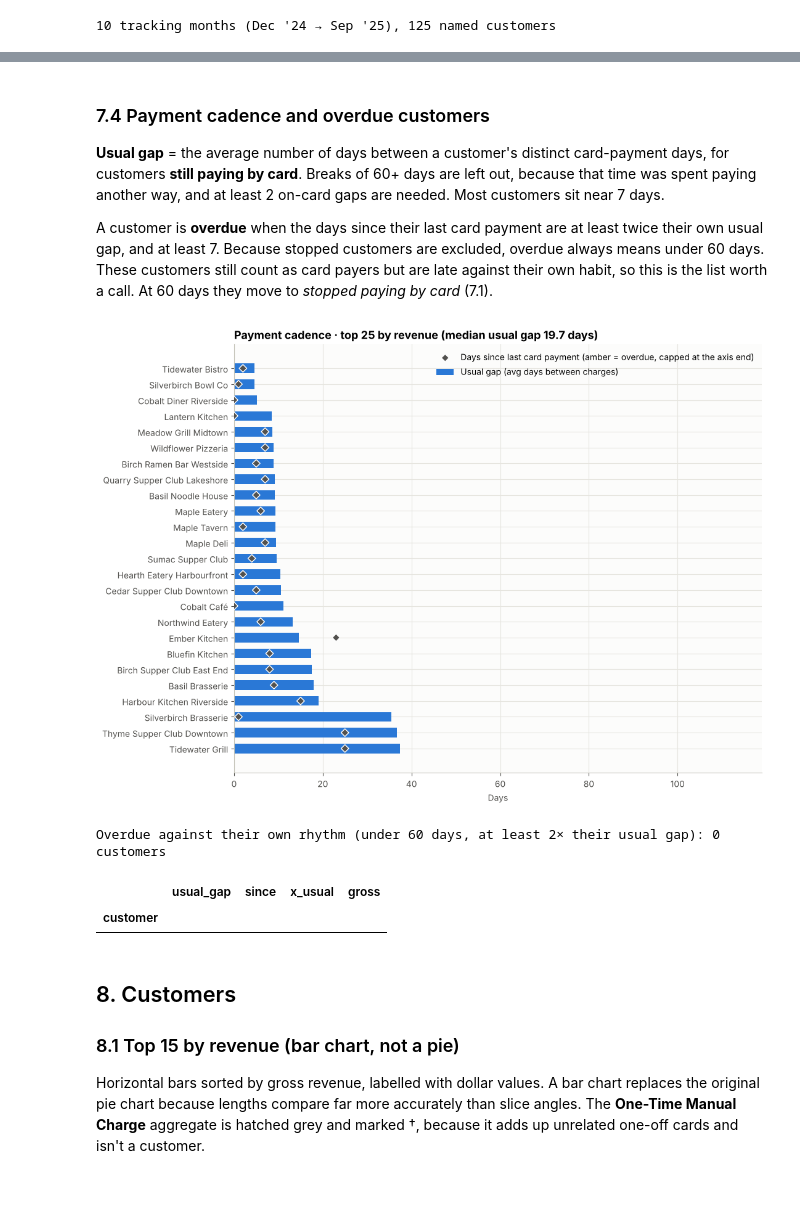
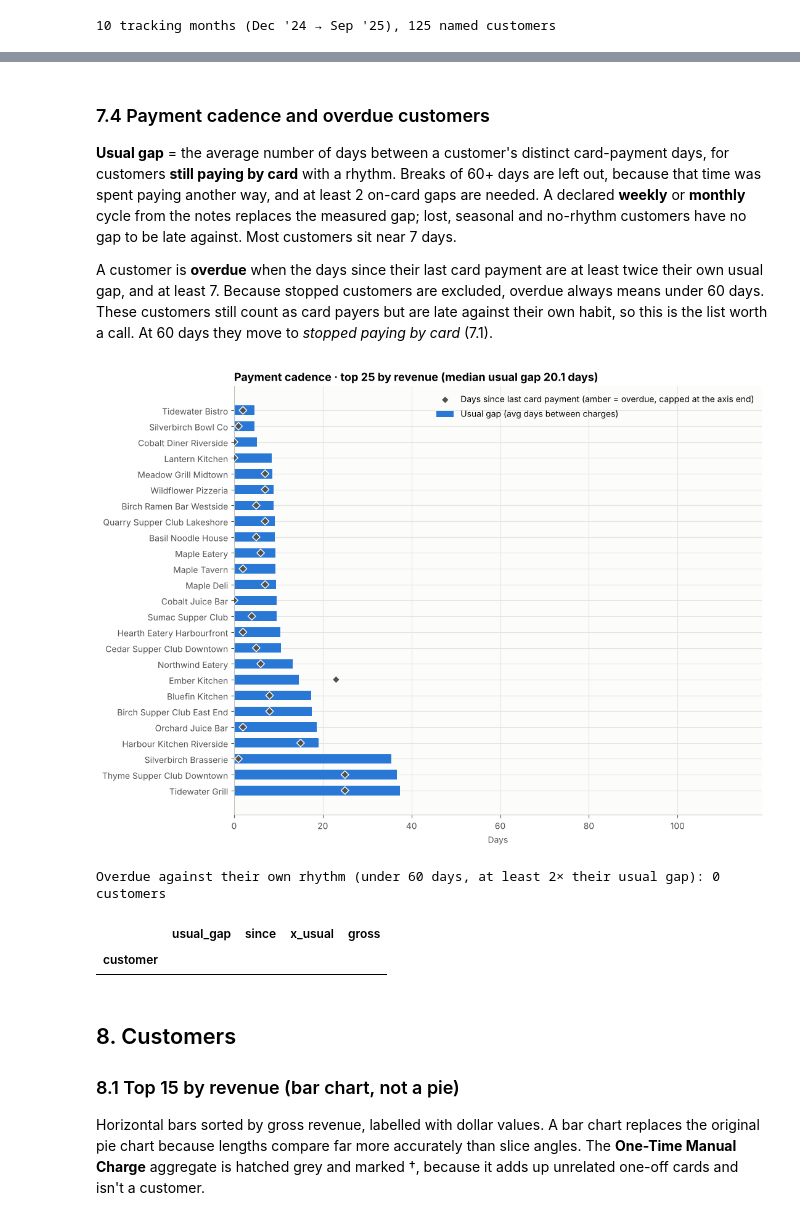
Before and after one commit to umairzia/cc-sales-dashboard, a Jupyter notebook: notebooks/cc_sales_analysis.ipynb, the cells around one changed output, grey strips where cells are left out. Drawn from its saved outputs; the diff is of its cells as text; code cells hidden in the pictures; blank space fills up the shorter version.

```diff
--- a/notebooks/cc_sales_analysis.ipynb
+++ b/notebooks/cc_sales_analysis.ipynb
@@ -34,6 +34,7 @@ from IPython.display import display
 # ---- Inputs ---------------------------------------------------------------
 CSV_PATH = '../sample-data/sample_transactions.csv'   # the card processor's export (read-only)
 GROUPS_PATH = '../tests/fixtures/sample_customer_groups.csv'   # optional: customer groups saved from the dashboard (None to skip)
+NOTES_PATH = '../tests/fixtures/sample_customer_notes.csv'     # optional: customer notes saved from the dashboard (None to skip)
 
 # ---- The same controls as the dashboard's filter bar ----------------------
 DATE_FROM = None          # e.g. '2025-03-01' to narrow the period; None = first transaction
@@ -457,0 +473,29 @@ Customers before grouping: 128 → after: 125 | manual charges assigned to a cus
+# %%
+PAYS = {'card': None, 'eft': 'EFT', 'etransfer': 'EFT', 'e transfer': 'EFT', 'bank transfer': 'EFT', 'cheque': 'cheque', 'check': 'cheque', 'mixed': 'mixed', 'card and eft': 'mixed'}
+CYCLES = {'weekly': 'weekly', 'week': 'weekly', 'monthly': 'monthly', 'month': 'monthly', 'month to month': 'monthly', '30 day terms': 'monthly',
+          'seasonal': 'seasonal', 'sporadic': 'sporadic', 'occasional': 'sporadic', 'irregular': 'sporadic', 'rare': 'sporadic',
+          'on request': 'on request', 'by request': 'on request', 'prior warning': 'on request'}
+STATUSES = {'active': None, 'stopped ordering': 'stopped ordering', 'stopped': 'stopped ordering', 'closed': 'closed', 'shut down': 'closed', 'lost': 'stopped ordering'}
+MONTH_DAYS = 365.25 / 12
+
+notes = {}                           # normalised customer name → {'pays', 'cycle', 'status', 'since', 'note'}
+try:
+    if NOTES_PATH:
+        nf = pd.read_csv(NOTES_PATH, dtype=str, keep_default_na=False, encoding='utf-8-sig')
+        nc = {nrm(c): c for c in nf.columns}
+        col = lambda *names: next((nc[n] for n in names if n in nc), None)
+        for _, r in nf.iterrows():
+            name = nrm(r[col('customer', 'customer number', 'name')])
+            if not name: continue
+            n = {'pays': PAYS[nrm(r[col('pays by')])] if col('pays by') and nrm(r[col('pays by')]) else None,
+                 'cycle': CYCLES[nrm(r[col('cycle')])] if col('cycle') and nrm(r[col('cycle')]) else None,
+                 'status': STATUSES[nrm(r[col('status')])] if col('status') and nrm(r[col('status')]) else None,
+                 'since': str(r[col('since')]).strip() if col('since') else '', 'note': str(r[col('note', 'notes')]).strip() if col('note', 'notes') else ''}
+            if any([n['pays'], n['cycle'], n['status'], n['since'], n['note']]): notes[name] = n
+except FileNotFoundError:
+    print(f"No notes file at {NOTES_PATH}: everything is worked out from the card payments alone.")
+note_of = lambda c: notes.get(nrm(c), {})
+in_file = {nrm(c) for c in df.loc[~df.one_time, 'customer'].unique()}
+print(f"{len(notes)} customer notes loaded, {sum(1 for k in notes if k in in_file)} match a customer in this export")
+if notes:
+    display(pd.DataFrame.from_dict(notes, orient='index').rename_axis('customer (normalised)').head(20))
@@ -830,12 +920,14 @@ This replaces the original notebook's `scipy.stats.linregress`, which only used
 
 Multi-year exports use the last 12 months, so the trend reflects current direction.
 # %%
+# Stopped, lost, seasonal and no-rhythm customers have nothing to compare against; monthly payers only month to month.
+untracked = stopped_set | lost_set | seasonal_set | no_rhythm_set | (monthly_set if TF['period'] == 'week' else set())
 t0 = max(0, P - TF['trend_max']) if TF['trend_max'] else 0
 slopes = {}
 if P - t0 >= TF['trend_min']:
     for cust, row in series.iterrows():
         f = period_index(first_day[cust])
-        if f >= P or cust in stopped_set: continue                         # stopped paying by card: no trend
+        if f >= P or cust in untracked: continue                            # nothing to compare against
         xs = [i for i in range(max(t0, f, 0), P) if not off_card(cust, i)]  # skip periods spent off card
         ys = row.values[xs].astype(float)
         if len(ys) < TF['trend_min'] or (ys > 0).sum() < TF['trend_active']: continue
@@ -893,7 +985,7 @@ if r_idx:
                        else f"{track.label[idx[0]]} – {track.label[idx[-1]]}")
     rows = []
     for cust, ys in series.iterrows():
-        if cust in stopped_set: continue                                  # paying another way now
+        if cust in untracked: continue                                    # paying another way now, or nothing to compare against
         b_on = [i for i in b_idx if not off_card(cust, i)]                # on-card periods only
         r_on = [i for i in r_idx if not off_card(cust, i)]
         if not b_on or not r_on: continue
@@ -933,40 +1026,43 @@ Recent = Jul '25 – Sep '25; baseline = Apr '25 – Jun '25 (sequential). 19 cu
 # %% [markdown]
 ### 7.4 Payment cadence and overdue customers
 
-**Usual gap** = the average number of days between a customer's distinct card-payment days, for customers **still paying by card**. Breaks of 60+ days are left out, because that time was spent paying another way, and at least 2 on-card gaps are needed. Most customers sit near 7 days.
+**Usual gap** = the average number of days between a customer's distinct card-payment days, for customers **still paying by card** with a rhythm. Breaks of 60+ days are left out, because that time was spent paying another way, and at least 2 on-card gaps are needed. A declared **weekly** or **monthly** cycle from the notes replaces the measured gap; lost, seasonal and no-rhythm customers have no gap to be late against. Most customers sit near 7 days.
 
 A customer is **overdue** when the days since their last card payment are at least twice their own usual gap, and at least 7. Because stopped customers are excluded, overdue always means under 60 days. These customers still count as card payers but are late against their own habit, so this is the list worth a call. At 60 days they move to *stopped paying by card* (7.1).
 # %%
 gaps = {}
 for cust, d in pay_days.items():
-    if cust in stopped_set: continue                                      # not paying by card any more
+    if cust in stopped_set or cust in lost_set or cust in seasonal_set or cust in no_rhythm_set: continue   # no rhythm to be late against
+    cyc = note_of(cust).get('cycle')
     on_card = [(b - a).days for a, b in zip(d, d[1:]) if (b - a).days < CARD_STOP_DAYS]  # breaks left out
-    if len(on_card) >= 2:
+    if cyc in ('weekly', 'monthly'):
+        gaps[cust] = 7.0 if cyc == 'weekly' else MONTH_DAYS                # declared cycle wins
+    elif len(on_card) >= 2:
         gaps[cust] = float(np.mean(on_card))
 cust_tbl = named_sales.groupby('customer').agg(gross=('cents', 'sum'), charges=('cents', 'size'), last=('day', 'max'))
 cust_tbl['since'] = (date_to - cust_tbl['last']).dt.days
 cadence = cust_tbl.join(pd.Series(gaps, name='usual_gap'), how='inner')
 cadence['x_usual'] = cadence.since / cadence.usual_gap
 overdue = cadence[(cadence.since >= 7) & (cadence.x_usual >= 2)].sort_values('gross', ascending=False)
 
 # Chart: usual gap (bars) and days since the last charge (diamonds) for the top 25 customers by revenue.
 top = cadence.sort_values('gross', ascending=False).head(25).sort_values('usual_gap', ascending=False)
 if top.empty: print('No customer has 3 or more charge days yet, so there is no usual gap to show.')
 cap = max(28, int(np.ceil(top.usual_gap.max() * 3 / 7) * 7)) if len(top) else 28
 fig, ax = plt.subplots(figsize=(11, 8)) if len(top) else (None, None)
 if len(top):
     ax.barh(top.index, top.usual_gap, color=ACCENT, height=0.6, label='Usual gap (avg days between charges)')
     od = (top.since >= 7) & (top.x_usual >= 2)
     ax.scatter(np.minimum(top.since, cap), top.index, marker='D', s=40, color=np.where(od, WARN, INK2), zorder=3,
                edgecolor='white', label='Days since last card payment (amber = overdue, capped at the axis end)')
     ax.set_xlim(0, cap); ax.set_xlabel('Days'); ax.legend(loc='upper right', frameon=False)
     ax.set_title(f"Payment cadence · top 25 by revenue (median usual gap {np.median(list(gaps.values())):.1f} days)")
     plt.tight_layout(); plt.show()
 print(f"Overdue against their own rhythm (under {CARD_STOP_DAYS} days, at least 2× their usual gap): {len(overdue)} customers")
 display(overdue.assign(gross=overdue.gross.div(100).map(money), usual_gap=overdue.usual_gap.round(1), x_usual=overdue.x_usual.round(1))
         [['usual_gap', 'since', 'x_usual', 'gross']].head(15))
 # %% [output]
-[figure, old version]
+[figure, new version]
 Overdue against their own rhythm (under 60 days, at least 2× their usual gap): 0 customers
 |  | usual_gap | since | x_usual | gross |
 | customer |  |  |  |  |
```
Also changed, not shown: parts of 13 cells of this notebook, 23 other files.
